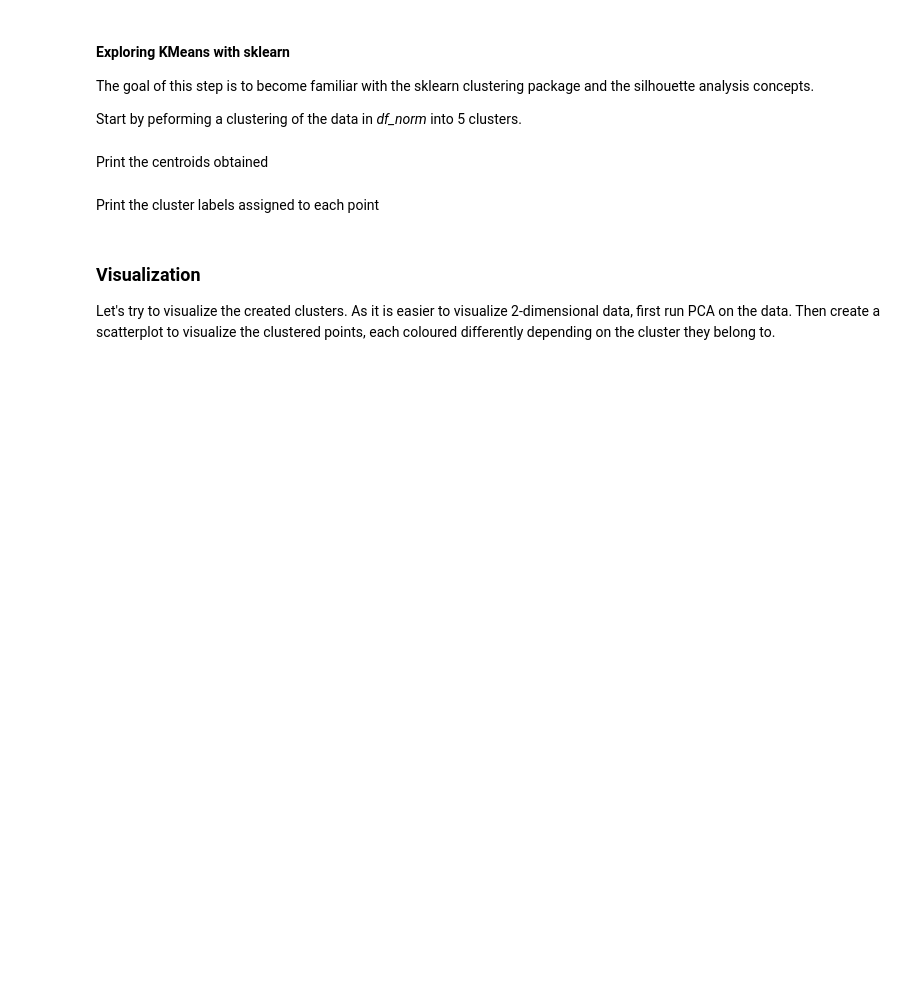
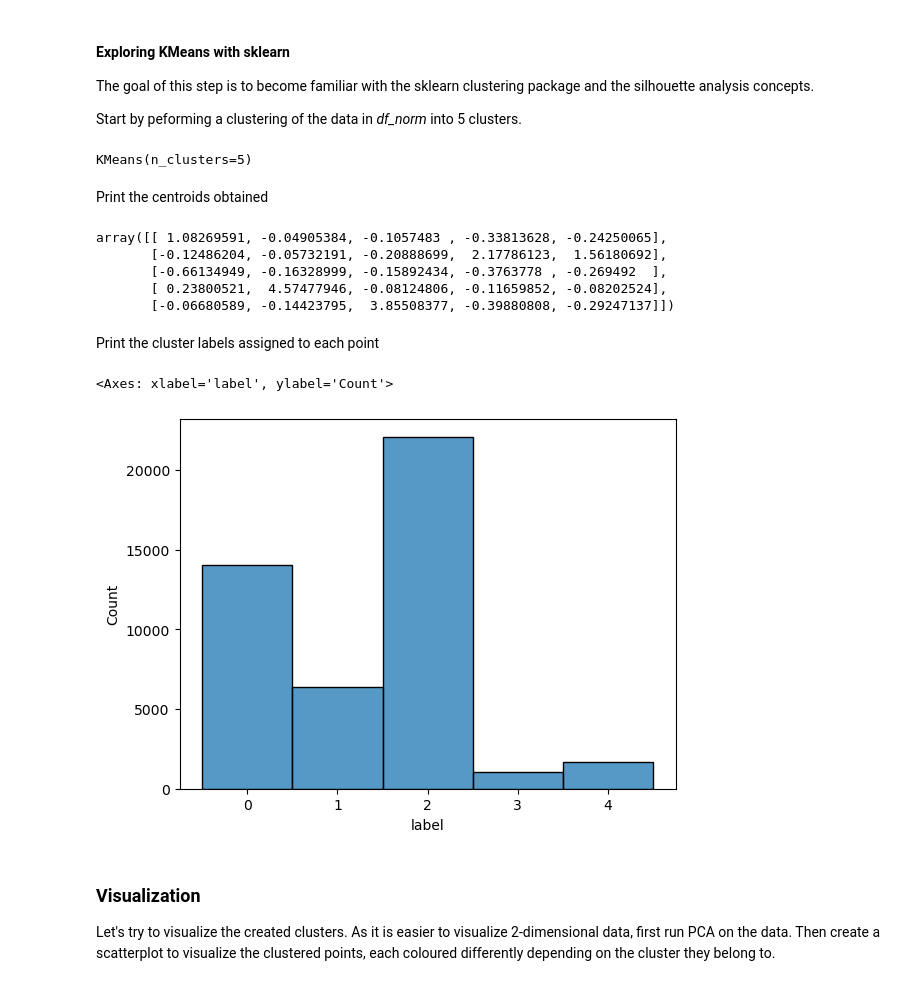
Before and after one commit to dubois-j/CampNum-ML2, a Jupyter notebook: ML2.3_clustering_intro/notebook/Clustering_v2.ipynb, the cells around one changed output. Drawn from its saved outputs; the diff is of its cells as text; code cells hidden in the pictures; blank space fills up the shorter version.

```diff
--- a/ML2.3_clustering_intro/notebook/Clustering_v2.ipynb
+++ b/ML2.3_clustering_intro/notebook/Clustering_v2.ipynb
@@ -179,9 +191,21 @@ The goal of this step is to become familiar with the sklearn clustering package
 Start by peforming a clustering of the data in *df_norm* into 5 clusters.
 # %%
 # code here
+
+classifier = KMeans(n_clusters=5)
+classifier.fit(df_norm)
+# %% [output]
+KMeans(n_clusters=5)
 # %% [markdown]
 Print the centroids obtained
 # %%
 # code here
+classifier.cluster_centers_
+# %% [output]
+array([[ 1.08269591, -0.04905384, -0.1057483 , -0.33813628, -0.24250065],
+       [-0.12486204, -0.05732191, -0.20888699,  2.17786123,  1.56180692],
+       [-0.66134949, -0.16328999, -0.15892434, -0.3763778 , -0.269492  ],
+       [ 0.23800521,  4.57477946, -0.08124806, -0.11659852, -0.08202524],
+       [-0.06680589, -0.14423795,  3.85508377, -0.39880808, -0.29247137]])
 # %% [markdown]
 Print the cluster labels assigned to each point
@@ -190,3 +212,12 @@ Print the cluster labels assigned to each point
+# %%
+import seaborn as sns
+
+df_cluster = df_norm.copy()
+df_cluster["label"] = classifier.labels_.astype(str)
+sns.histplot(df_cluster.sort_values("label"), x="label",)
+# %% [output]
+<Axes: xlabel='label', ylabel='Count'>
+[figure, added]
 # %% [markdown]
 ### **Visualization**
 
```
Also changed, not shown: parts of 9 cells of this notebook.
